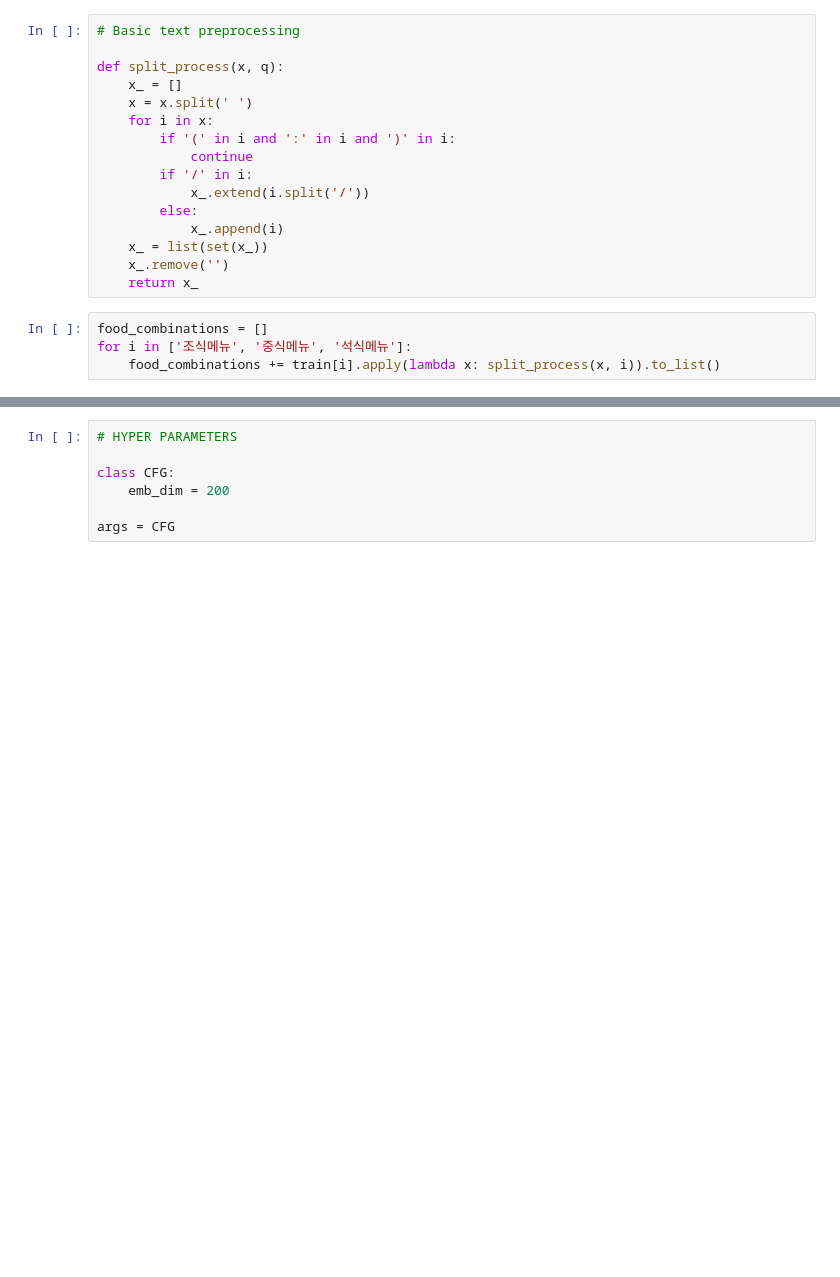
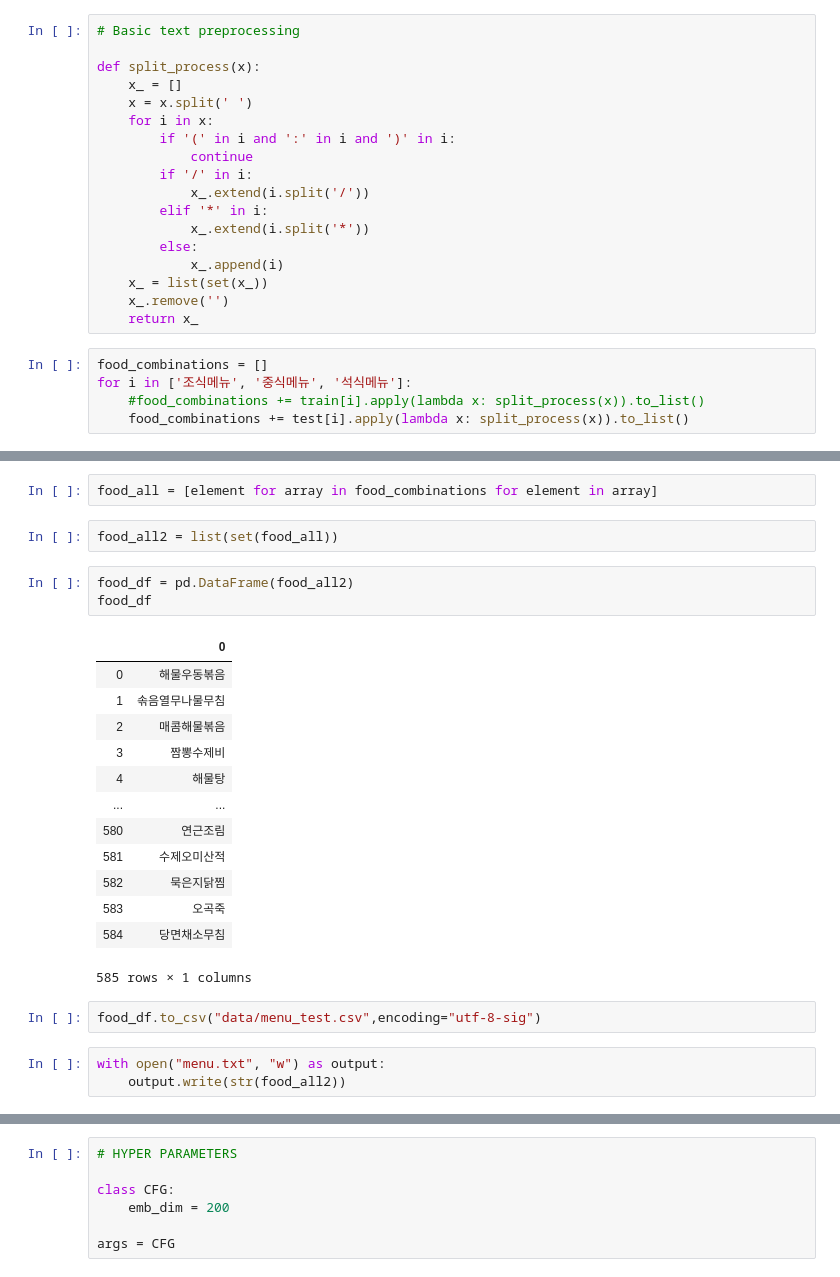
Before and after one commit to hong1468/Dacon_LH_cafeteria, a Jupyter notebook: yk/0621_menu_embedding.ipynb, the cells around one changed output, grey strips where cells are left out. Saved outputs shown, nothing was run; the diff lists cells and outputs as text; blank space fills up the shorter version.

Commit message:
train menu data

```diff
--- a/yk/0621_menu_embedding.ipynb
+++ b/yk/0621_menu_embedding.ipynb
@@ -24,7 +24,7 @@ submission = pd.read_csv('/content/drive/MyDrive/Colab Notebooks/구내ᄉ
 # %%
 # Basic text preprocessing
 
-def split_process(x, q):
+def split_process(x):
     x_ = []
     x = x.split(' ')
     for i in x:
@@ -32,6 +32,8 @@ def split_process(x, q):
             continue
         if '/' in i:
             x_.extend(i.split('/'))
+        elif '*' in i:
+            x_.extend(i.split('*'))
         else:
             x_.append(i)
     x_ = list(set(x_))
@@ -40,4 +42,5 @@ def split_process(x, q):
 # %%
 food_combinations = []
 for i in ['조식메뉴', '중식메뉴', '석식메뉴']:
-    food_combinations += train[i].apply(lambda x: split_process(x, i)).to_list()
+    #food_combinations += train[i].apply(lambda x: split_process(x)).to_list()
+    food_combinations += test[i].apply(lambda x: split_process(x)).to_list()
@@ -43,0 +69,26 @@ for i in ['조식메뉴', '중식메뉴', '석식메뉴']:
+# %%
+food_all = [element for array in food_combinations for element in array]
+# %%
+food_all2 = list(set(food_all))
+# %%
+food_df = pd.DataFrame(food_all2)
+food_df
+# %% [output]
+|  | 0 |
+| 0 | 해물우동볶음 |
+| 1 | 솎음열무나물무침 |
+| 2 | 매콤해물볶음 |
+| 3 | 짬뽕수제비 |
+| 4 | 해물탕 |
+| ... | ... |
+| 580 | 연근조림 |
+| 581 | 수제오미산적 |
+| 582 | 묵은지닭찜 |
+| 583 | 오곡죽 |
+| 584 | 당면채소무침 |
+585 rows × 1 columns
+# %%
+food_df.to_csv("data/menu_test.csv",encoding="utf-8-sig")
+# %%
+with open("menu.txt", "w") as output:
+    output.write(str(food_all2))
```
Also changed, not shown: parts of 5 cells of this notebook, 15 other files.
